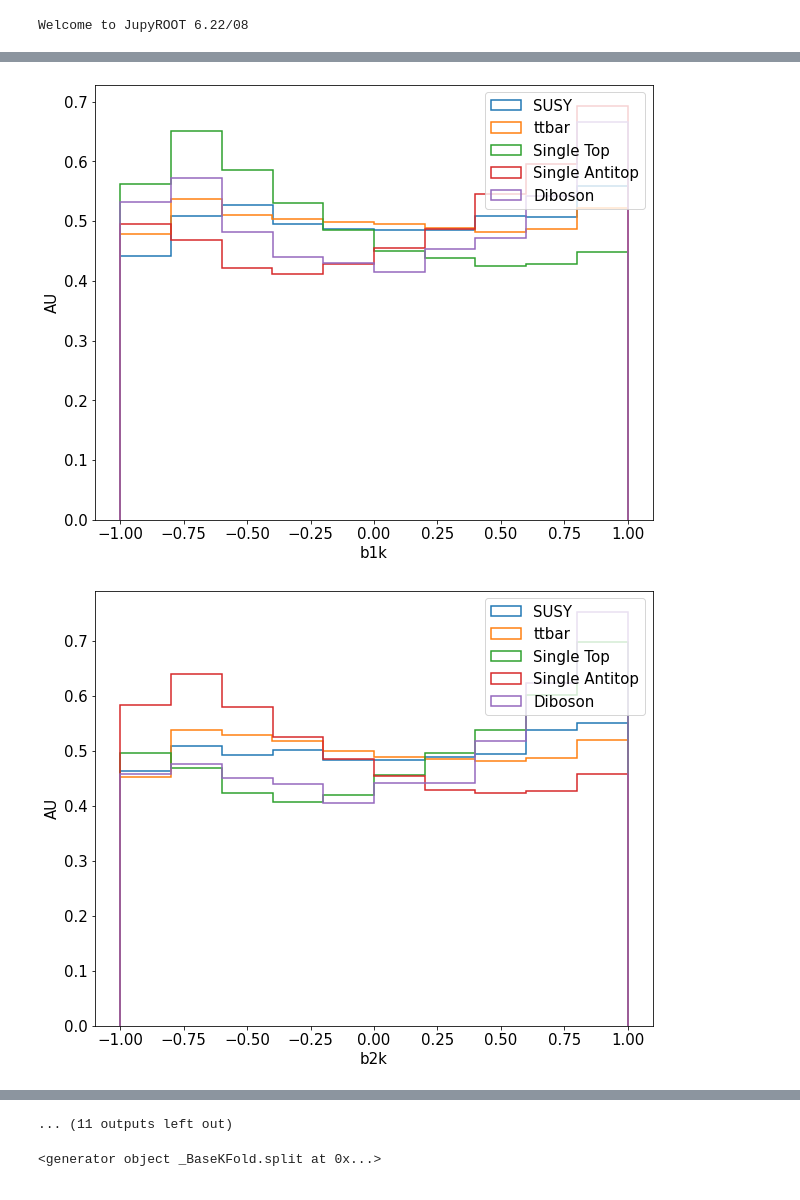
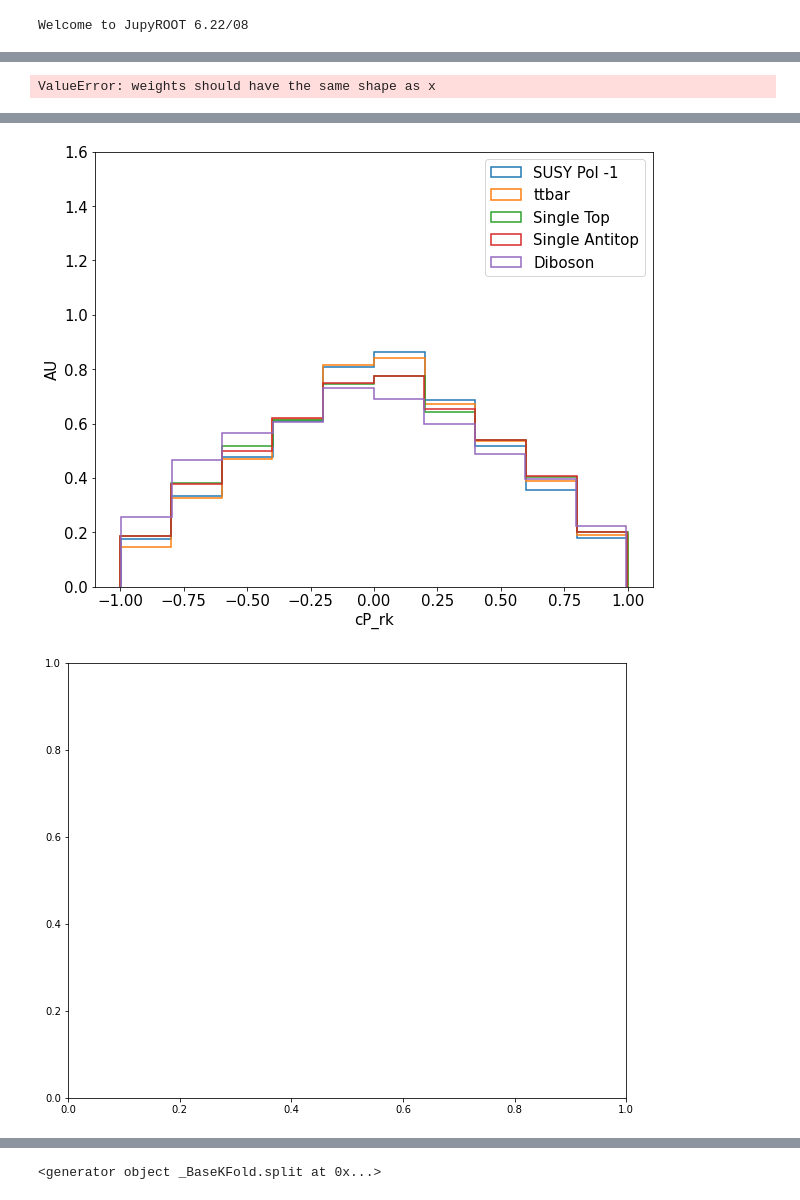
Before and after one commit to jthiema/Top-Quark-Spin-Correlations, a Jupyter notebook: Spin_Corr_DNN/Mstop_227_5_SC.ipynb, the cells around one changed output, grey strips where cells are left out. Cells and saved outputs as stored; diff of their text form; code cells hidden in the pictures.

```diff
--- a/Spin_Corr_DNN/Mstop_227_5_SC.ipynb
+++ b/Spin_Corr_DNN/Mstop_227_5_SC.ipynb
@@ -8,25 +8,33 @@ import matplotlib.pyplot as plt
 # %% [output]
 Welcome to JupyROOT 6.22/08
 # %%
-sig_df = pd.read_pickle('Pkl_ips/SC_SUSY_227_5_mchi_60.pkl')
-tt_df  = pd.read_pickle('Pkl_ips/SC_ttbar.pkl')
-vv_df  = pd.read_pickle('Pkl_ips/SC_VV.pkl')
-st_df  = pd.read_pickle('Pkl_ips/SC_ST.pkl')
-sat_df = pd.read_pickle('Pkl_ips/SC_SAT.pkl')
+sig_df = pd.read_pickle('Pkl_ips/SC_SUSY_227_5_mchi_60_all.pkl')
+tt_df  = pd.read_pickle('Pkl_ips/SC_ttbar_all.pkl')
+vv_df  = pd.read_pickle('Pkl_ips/SC_VV_all.pkl')
+st_df  = pd.read_pickle('Pkl_ips/SC_ST_all.pkl')
+sat_df = pd.read_pickle('Pkl_ips/SC_SAT_all.pkl')
+# %%
+root_file = uproot.open('Root_files/SUSY_227_5_60.root')['Step8']
+sc_weight = root_file['sc_weight'].array()
 # %%
 x_labels = sig_df.columns
 count    = 0
 
 for i in sig_df.columns :
+    print(i)
     plt.figure(figsize=(10,8))
     # Plot the histograms
-    plt.hist(sig_df[i], histtype='step', density=True, linewidth=1.5, label='SUSY')
+    plt.hist(sig_df[i], histtype='step', density=True, linewidth=1.5, label='SUSY Pol -1', weights=sc_weight)
     plt.hist(tt_df[i] , histtype='step', density=True, linewidth=1.5, label='ttbar')
     plt.hist(st_df[i] , histtype='step', density=True, linewidth=1.5, label='Single Top')
     plt.hist(sat_df[i], histtype='step', density=True, linewidth=1.5, label='Single Antitop')
     plt.hist(vv_df[i] , histtype='step', density=True, linewidth=1.5, label='Diboson')
 
     # Formatting
+    if 'c' in x_labels[count] :
+        plt.ylim(0,1.6)
+    else :
+        plt.ylim(0,0.8)
     plt.xlabel(x_labels[count], fontsize=15)
     plt.ylabel('AU', fontsize=15)
     plt.xticks(fontsize=15)
@@ -39,0 +59 @@ for i in sig_df.columns :
+ValueError: weights should have the same shape as x
@@ -49,2 +69,2 @@ for i in sig_df.columns :
-[figure, old version]
+[figure, new version]
-[figure, old version]
+[figure, new version]
@@ -52,4 +71,3 @@ for i in sig_df.columns :
-... (11 outputs left out)
 # %%
 # Standardize
 sig_mean = sig_df.mean()
```
Also changed, not shown: parts of 24 cells of this notebook, 6 other files.
